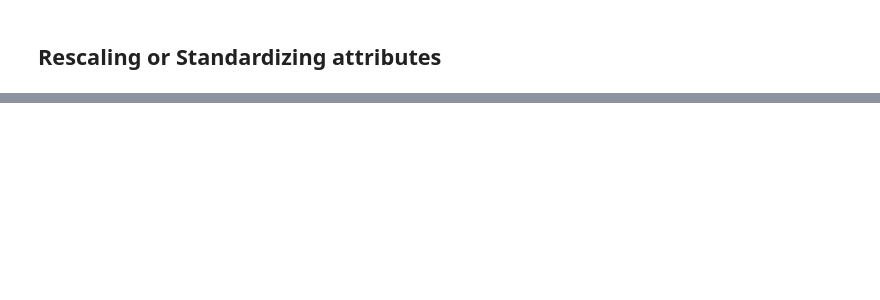
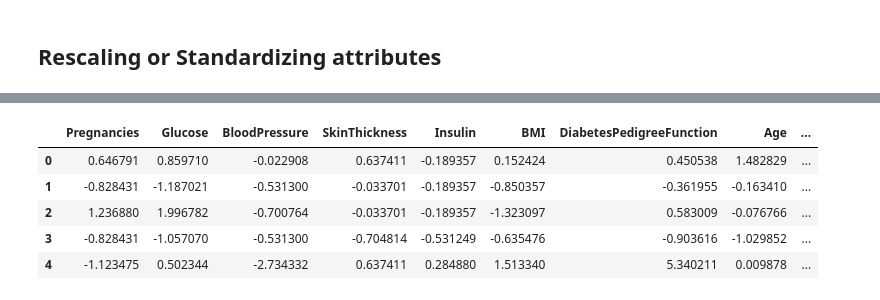
Before and after one commit to swayam-learning/ml_workshop, a Jupyter notebook: data.ipynb, the cells around one changed output, grey strips where cells are left out. Drawn from its saved outputs; the diff is of its cells as text; code cells hidden in the pictures; blank space fills up the shorter version.

```diff
--- a/data.ipynb
+++ b/data.ipynb
@@ -156,0 +173,15 @@ from sklearn.preprocessing import MinMaxScaler
+# %%
+from sklearn.preprocessing import StandardScaler
+
+Standard_scaler = StandardScaler()
+temp2_df = train_df.copy()
+temp2_df[column_names] = Standard_scaler.fit_transform(temp2_df[column_names])
+temp2_df.sort_index(inplace=True)
+temp2_df.head()
+# %% [output]
+|  | Pregnancies | Glucose | BloodPressure | SkinThickness | Insulin | BMI | DiabetesPedigreeFunction | Age | ... |
+| 0 | 0.646791 | 0.859710 | -0.022908 | 0.637411 | -0.189357 | 0.152424 | 0.450538 | 1.482829 | ... |
+| 1 | -0.828431 | -1.187021 | -0.531300 | -0.033701 | -0.189357 | -0.850357 | -0.361955 | -0.163410 | ... |
+| 2 | 1.236880 | 1.996782 | -0.700764 | -0.033701 | -0.189357 | -1.323097 | 0.583009 | -0.076766 | ... |
+| 3 | -0.828431 | -1.057070 | -0.531300 | -0.704814 | -0.531249 | -0.635476 | -0.903616 | -1.029852 | ... |
+| 4 | -1.123475 | 0.502344 | -2.734332 | 0.637411 | 0.284880 | 1.513340 | 5.340211 | 0.009878 | ... |
```
Also changed, not shown: parts of 10 cells of this notebook.
